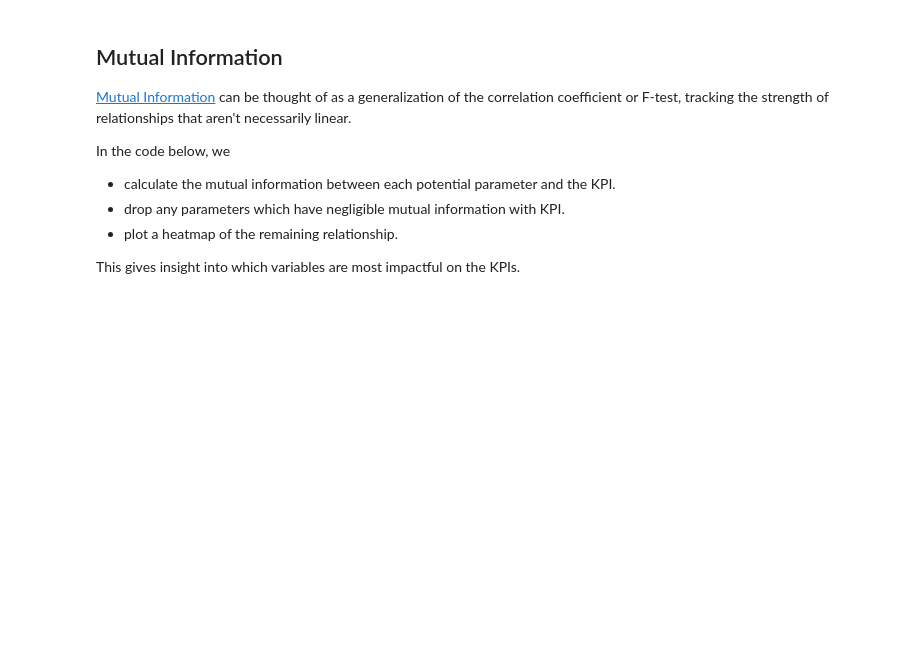
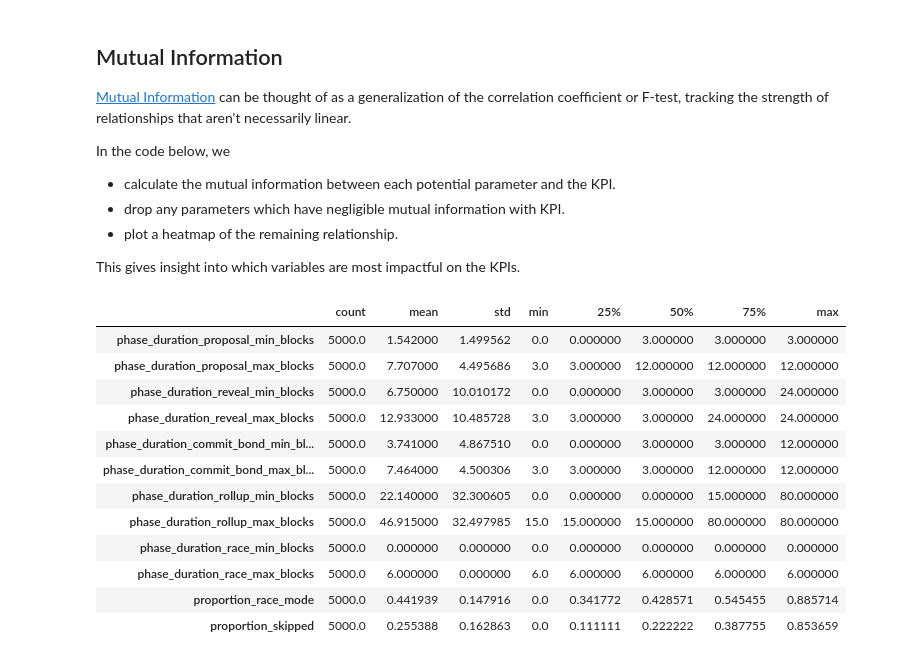
Before and after one commit to BlockScience/aztec-gddt, a Jupyter notebook: notebooks/censorship_probability_investigation.ipynb, the cells around one changed output. Saved outputs shown, nothing was run; the diff lists cells and outputs as text; code cells hidden in the pictures; blank space fills up the shorter version.

```diff
--- a/notebooks/censorship_probability_investigation.ipynb
+++ b/notebooks/censorship_probability_investigation.ipynb
@@ -237,6 +219,22 @@ In the code below, we
 This gives insight into which variables are most impactful on the KPIs.
 # %%
 from sklearn.feature_selection import mutual_info_regression
+# %%
+sim_df.drop(columns=["Unnamed: 0", "index"]).describe().T
+# %% [output]
+|  | count | mean | std | min | 25% | 50% | 75% | max |
+| phase_duration_proposal_min_blocks | 5000.0 | 1.542000 | 1.499562 | 0.0 | 0.000000 | 3.000000 | 3.000000 | 3.000000 |
+| phase_duration_proposal_max_blocks | 5000.0 | 7.707000 | 4.495686 | 3.0 | 3.000000 | 12.000000 | 12.000000 | 12.000000 |
+| phase_duration_reveal_min_blocks | 5000.0 | 6.750000 | 10.010172 | 0.0 | 0.000000 | 3.000000 | 3.000000 | 24.000000 |
+| phase_duration_reveal_max_blocks | 5000.0 | 12.933000 | 10.485728 | 3.0 | 3.000000 | 3.000000 | 24.000000 | 24.000000 |
+| phase_duration_commit_bond_min_bl... | 5000.0 | 3.741000 | 4.867510 | 0.0 | 0.000000 | 3.000000 | 3.000000 | 12.000000 |
+| phase_duration_commit_bond_max_bl... | 5000.0 | 7.464000 | 4.500306 | 3.0 | 3.000000 | 3.000000 | 12.000000 | 12.000000 |
+| phase_duration_rollup_min_blocks | 5000.0 | 22.140000 | 32.300605 | 0.0 | 0.000000 | 0.000000 | 15.000000 | 80.000000 |
+| phase_duration_rollup_max_blocks | 5000.0 | 46.915000 | 32.497985 | 15.0 | 15.000000 | 15.000000 | 80.000000 | 80.000000 |
+| phase_duration_race_min_blocks | 5000.0 | 0.000000 | 0.000000 | 0.0 | 0.000000 | 0.000000 | 0.000000 | 0.000000 |
+| phase_duration_race_max_blocks | 5000.0 | 6.000000 | 0.000000 | 6.0 | 6.000000 | 6.000000 | 6.000000 | 6.000000 |
+| proportion_race_mode | 5000.0 | 0.441939 | 0.147916 | 0.0 | 0.341772 | 0.428571 | 0.545455 | 0.885714 |
+| proportion_skipped | 5000.0 | 0.255388 | 0.162863 | 0.0 | 0.111111 | 0.222222 | 0.387755 | 0.853659 |
 # %%
 kpis = ['proportion_race_mode',
         'proportion_skipped']
```
Also changed, not shown: parts of 3 cells of this notebook.
